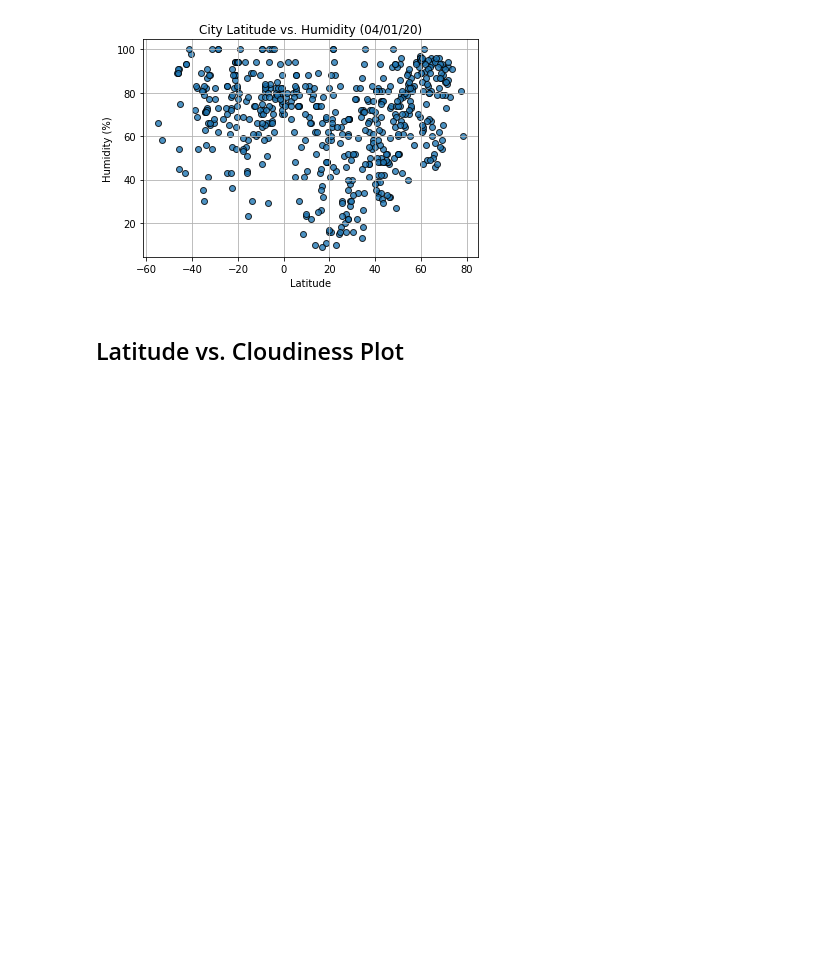
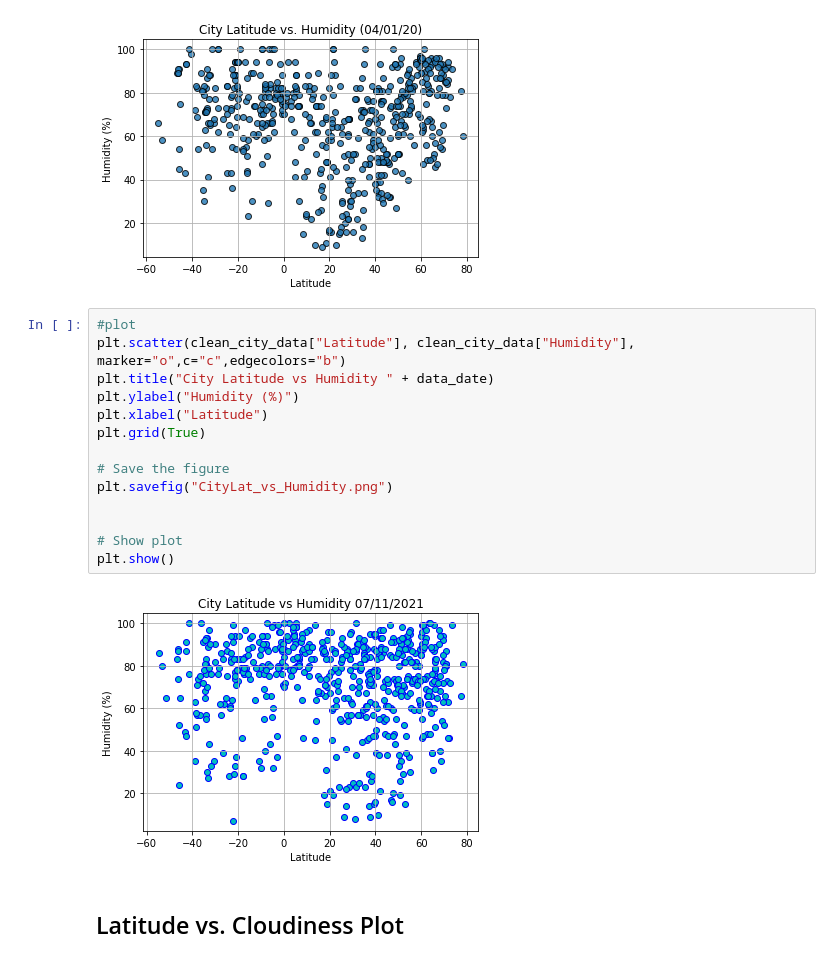
Before and after one commit to DasaSimo/python-api-challenge, a Jupyter notebook: WeatherPy/WeatherPy.ipynb, the cells around one changed output. Saved outputs shown, nothing was run; the diff lists cells and outputs as text; blank space fills up the shorter version.

```diff
--- a/WeatherPy/WeatherPy.ipynb
+++ b/WeatherPy/WeatherPy.ipynb
@@ -238,6 +266,22 @@ plt.show()
 # %%
 # %% [output]
 [figure]
+# %%
+#plot
+plt.scatter(clean_city_data["Latitude"], clean_city_data["Humidity"], marker="o",c="c",edgecolors="b")
+plt.title("City Latitude vs Humidity " + data_date)
+plt.ylabel("Humidity (%)")
+plt.xlabel("Latitude")
+plt.grid(True)
+
+# Save the figure
+plt.savefig("CityLat_vs_Humidity.png")
+
+
+# Show plot
+plt.show()
+# %% [output]
+[figure, added]
 # %% [markdown]
 ## Latitude vs. Cloudiness Plot
 # %%
```
Also changed, not shown: parts of 4 cells of this notebook, 2 other files.
